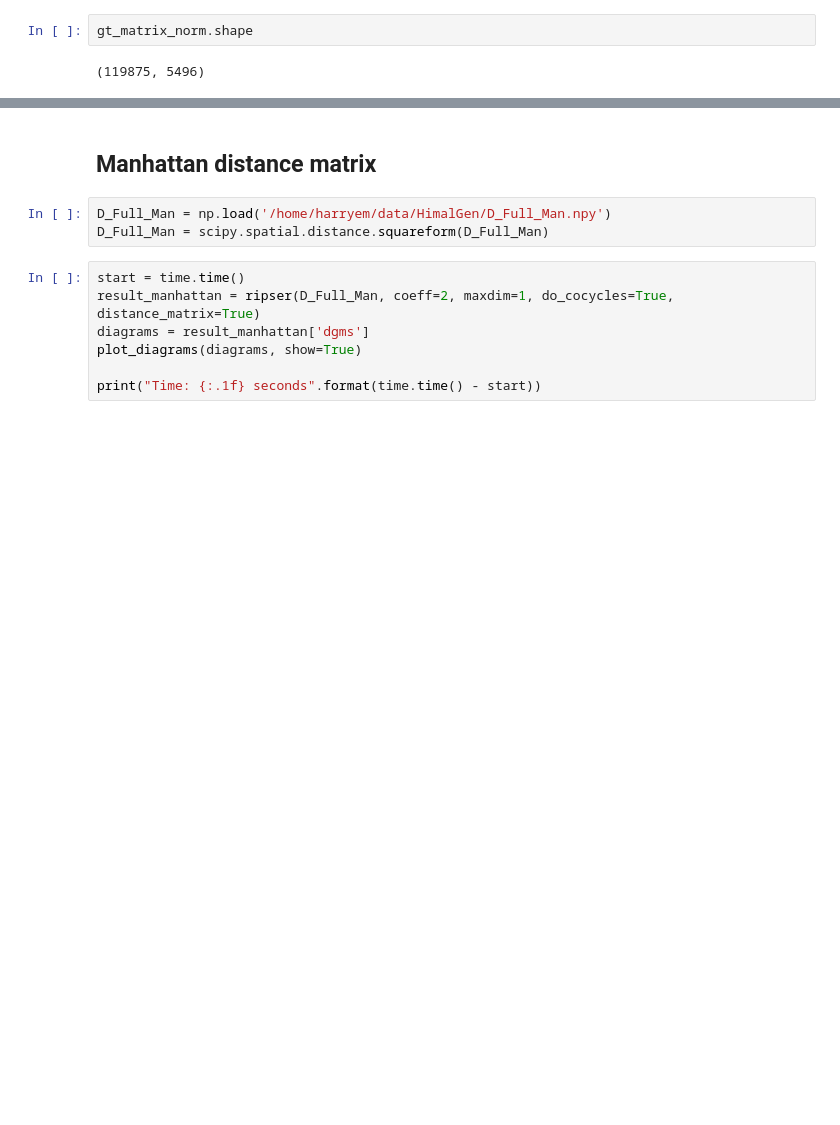
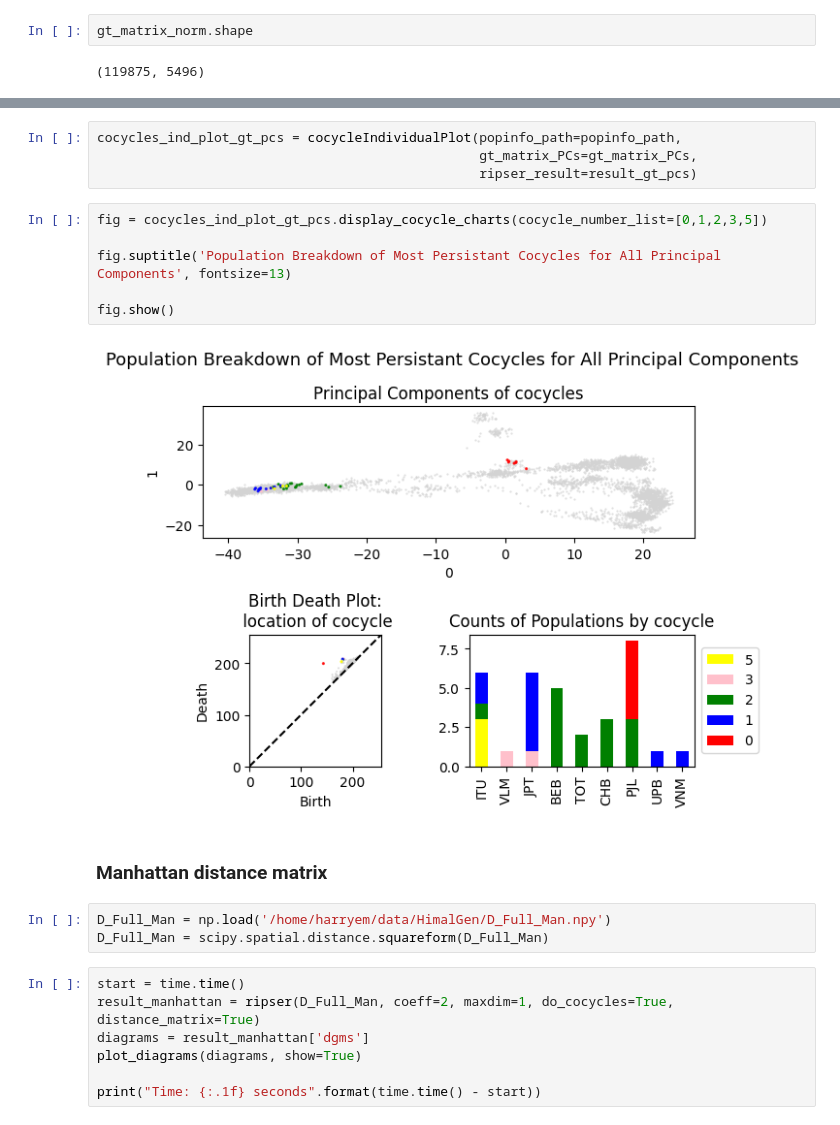
Before and after one commit to AI-sandbox/genTopo, a Jupyter notebook: ripser_individuals.ipynb, the cells around one changed output, grey strips where cells are left out. Saved outputs shown, nothing was run; the diff lists cells and outputs as text; blank space fills up the shorter version.

```diff
--- a/ripser_individuals.ipynb
+++ b/ripser_individuals.ipynb
@@ -65,5 +142,17 @@ labels_pop = pd.read_csv('~/../projects/HimalGenAsia/HimalGen.popinfo.csv',sep='
+# %%
+cocycles_ind_plot_gt_pcs = cocycleIndividualPlot(popinfo_path=popinfo_path,
+                                                 gt_matrix_PCs=gt_matrix_PCs,
+                                                 ripser_result=result_gt_pcs)
+# %%
+fig = cocycles_ind_plot_gt_pcs.display_cocycle_charts(cocycle_number_list=[0,1,2,3,5])
+
+fig.suptitle('Population Breakdown of Most Persistant Cocycles for All Principal Components', fontsize=13)
+
+fig.show()
+# %% [output]
+[figure, added]
 # %% [markdown]
-## Manhattan distance matrix
+### Manhattan distance matrix
 # %%
 D_Full_Man = np.load('/home/harryem/data/HimalGen/D_Full_Man.npy')
 D_Full_Man = scipy.spatial.distance.squareform(D_Full_Man)
```
Also changed, not shown: parts of 33 cells of this notebook, 6 other files.
